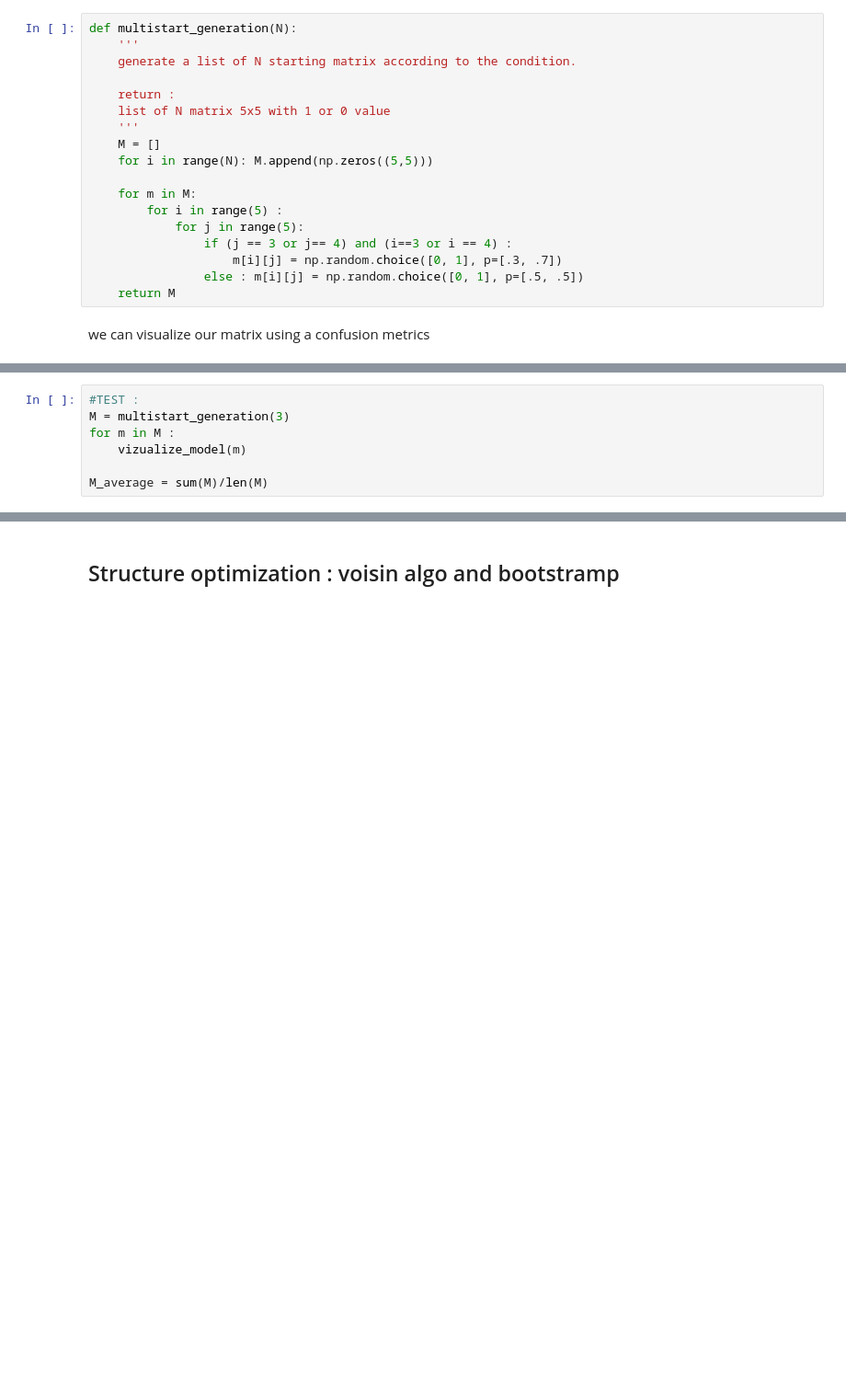
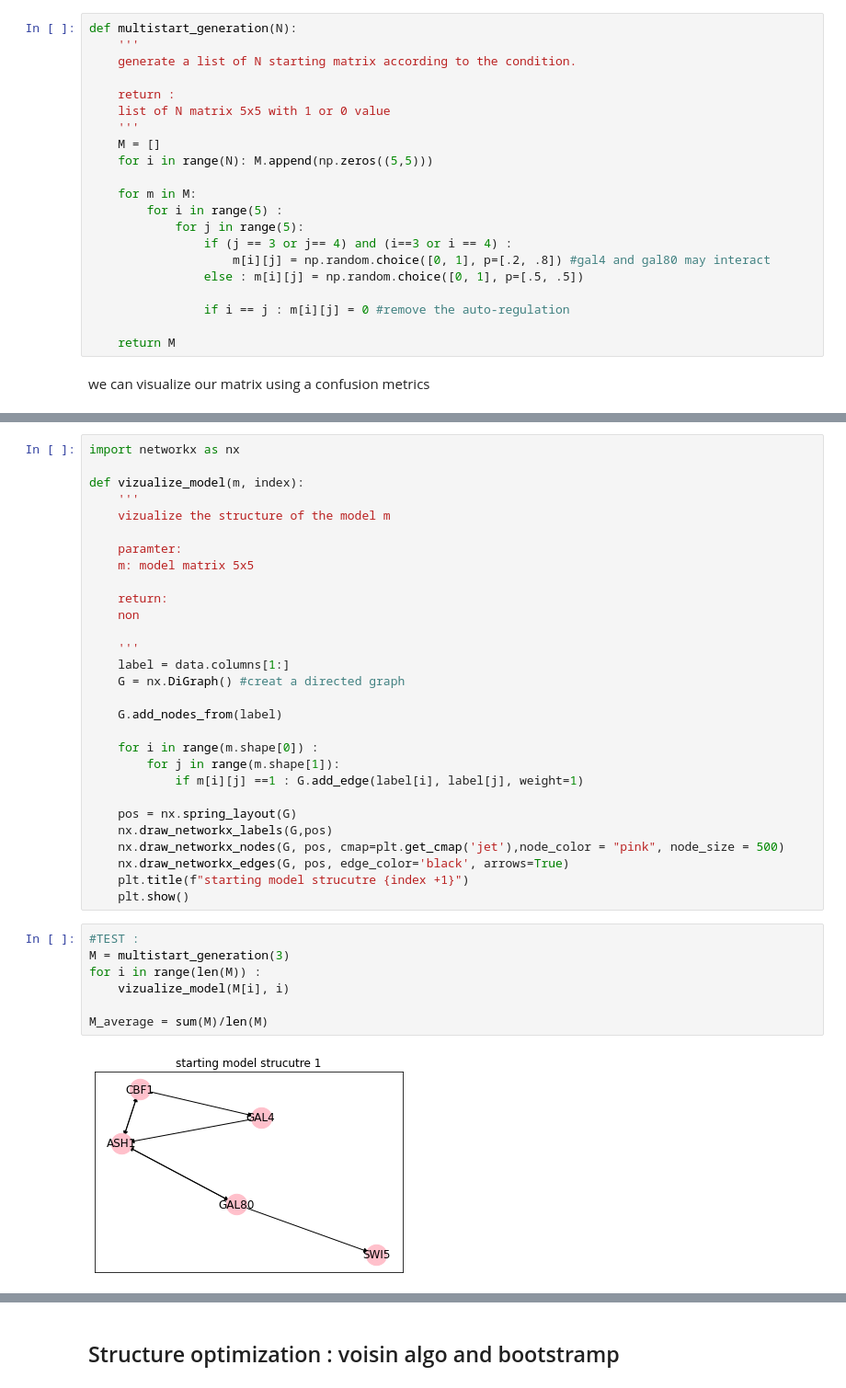
Before and after one commit to maud73/Gene_Regulatory_NW_id, a Jupyter notebook: main.ipynb, the cells around one changed output, grey strips where cells are left out. Shown at 92% size. Cells and saved outputs as stored; diff of their text form; blank space fills up the shorter version.

Commit message:
add vizualisation of the graph

```diff
--- a/main.ipynb
+++ b/main.ipynb
@@ -108,8 +108,11 @@ def multistart_generation(N):
         for i in range(5) :
             for j in range(5):
                 if (j == 3 or j== 4) and (i==3 or i == 4) :
-                    m[i][j] = np.random.choice([0, 1], p=[.3, .7])
+                    m[i][j] = np.random.choice([0, 1], p=[.2, .8]) #gal4 and gal80 may interact
                 else : m[i][j] = np.random.choice([0, 1], p=[.5, .5])
+
+                if i == j : m[i][j] = 0 #remove the auto-regulation
+
     return M
 # %% [markdown]
 we can visualize our matrix using a confusion metrics
@@ -129,7 +119,38 @@ def vizualize_model(m):
+# %%
+import networkx as nx
+
+def vizualize_model(m, index):
+    '''
+    vizualize the structure of the model m
+
+    paramter:
+    m: model matrix 5x5
+
+    return:
+    non
+
+    '''
+    label = data.columns[1:]
+    G = nx.DiGraph() #creat a directed graph
+
+    G.add_nodes_from(label)
+
+    for i in range(m.shape[0]) :
+        for j in range(m.shape[1]):
+            if m[i][j] ==1 : G.add_edge(label[i], label[j], weight=1)
+
+    pos = nx.spring_layout(G)
+    nx.draw_networkx_labels(G,pos)
+    nx.draw_networkx_nodes(G, pos, cmap=plt.get_cmap('jet'),node_color = "pink", node_size = 500)
+    nx.draw_networkx_edges(G, pos, edge_color='black', arrows=True)
+    plt.title(f"starting model strucutre {index +1}")
+    plt.show()
 # %%
 #TEST :
 M = multistart_generation(3)
-for m in M :
-    vizualize_model(m)
+for i in range(len(M)) :
+    vizualize_model(M[i], i)
 
 M_average = sum(M)/len(M)
+# %% [output]
+[figure, added]
```
Also changed, not shown: parts of 7 cells of this notebook.
